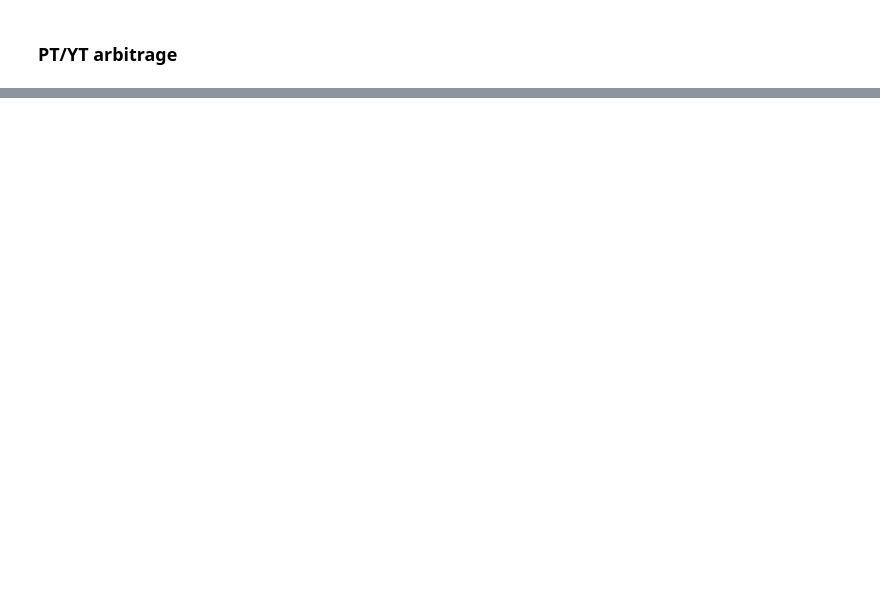
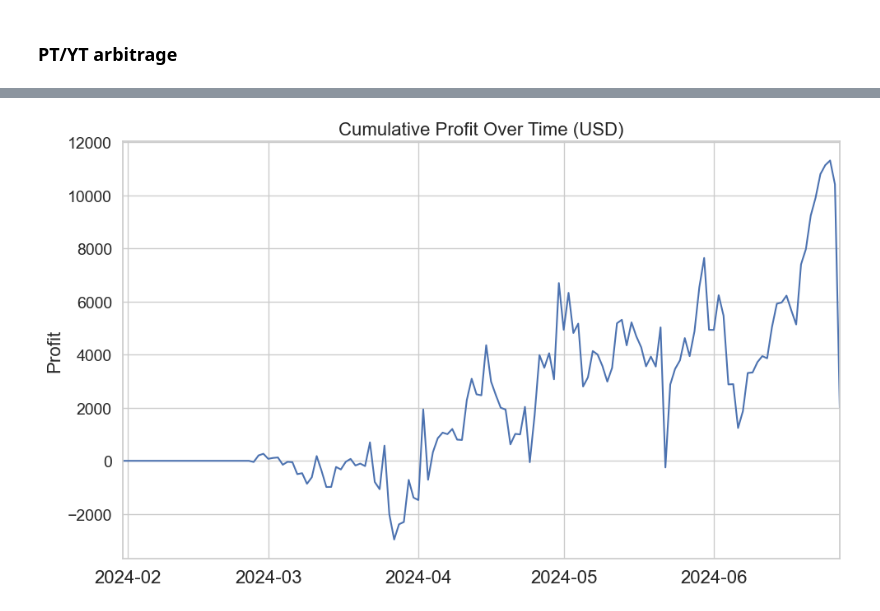
Before and after one commit to farischaudhry/pendle-analysis, a Jupyter notebook: backtest.ipynb, the cells around one changed output, grey strips where cells are left out. Cells and saved outputs as stored; diff of their text form; code cells hidden in the pictures; blank space fills up the shorter version.

```diff
--- a/backtest.ipynb
+++ b/backtest.ipynb
@@ -759,0 +722,81 @@ Daily returns: nan
+# %%
+class TVLBasketStrategy(Strategy):
+    def __init__(self, trading_signals):
+        self.trading_signals = trading_signals
+
+    def trade(self, df, current_index, underlying_pos, pt_pos, yt_pos, name):
+        # Return the signal for the specific token at the given index
+        try:
+            if current_index in self.trading_signals.index:
+                value = self.trading_signals.at[current_index, name]
+                return (0, -value, 0)
+            return (0, 0, 0)
+        except:
+            return (0, 0, 0)
+
+
+
+
+tvl_df = pd.DataFrame(get_data_dict('tvl'))
+volatility_df = pd.DataFrame(get_data_dict('30d_volatility'))
+tvl_signals = generate_feature_and_vol_signals(tvl_df, volatility_df)
+assets_strategies = apply_strategy_to_all(TVLBasketStrategy(tvl_signals))
+
+# def generate_tvl_signals(tvl_df, n=2):
+#     signals_df = pd.DataFrame(index=tvl_df.index)
+#     for date, tvls in tvl_df.iterrows():
+#         # Drop NaN values in TVL to ensure proper sorting
+#         tvls = tvls.dropna()
+#         sorted_tokens = tvls.sort_values(ascending=False).index.tolist()
+#         # Ensure there are enough tokens to assign signals
+#         if len(sorted_tokens) >= 2 * n:
+#             for token in sorted_tokens[:n]:  # Buy signal for top n
+#                 signals_df.at[date, token] = 1
+#             for token in sorted_tokens[-n:]:  # Short signal for bottom n
+#                 signals_df.at[date, token] = -1
+#     return signals_df.fillna(0)
+
+
+# trading_signals = generate_feature_and_vol_signals(tvl_df, volatility_df, n=2)
+# assets_strategies = apply_strategy_to_all(TVLBasketStrategy(trading_signals))
+# backtest = PendleBacktest(assets_strategies, isJune=False)
+# backtest.plot_profit()
+
+
+profits_dict = {}
+
+# Loop over the desired values of n
+# for n in [2, 3, 4]:
+#     # Generate trading signals
+#     trading_signals = generate_feature_and_vol_signals(tvl_df, volatility_df, n=n)
+
+#     # Apply strategy to all assets
+#     assets_strategies = apply_strategy_to_all(TVLBasketStrategy(trading_signals))
+
+#     # Run the backtest
+#     backtest = PendleBacktest(assets_strategies, isJune=False)
+
+#     # Store the profits in the dictionary
+#     profits = backtest.trade()
+#     profits = profits[:-1]
+#     profits_dict[f'n={n}'] = profits
+
+# # Plot all profits on a single graph
+# plt.figure(figsize=(10, 4))
+# for label, profits in profits_dict.items():
+#     plt.plot(profits.index, profits, label=label)
+
+# plt.title('TVL Factor Strategy for Different n Values', fontsize=16)
+# plt.ylabel('Profit', fontsize=16)
+# plt.legend(loc='upper left', fontsize=14)
+# plt.xticks(fontsize=16)
+# plt.yticks(fontsize=16)
+# plt.tight_layout()
+# plt.show()
+
+for n in [2, 3, 4]:
+    trading_signals = generate_feature_and_vol_signals(tvl_df, volatility_df, n=n)
+    assets_strategies = apply_strategy_to_all(TVLBasketStrategy(trading_signals))
+    backtest = PendleBacktest(assets_strategies, isJune=False)
+    backtest.plot_profit()
+# %% [output]
@@ -759,0 +807 @@ Daily returns: nan
+[figure, added]
```
Also changed, not shown: parts of 13 cells of this notebook.
